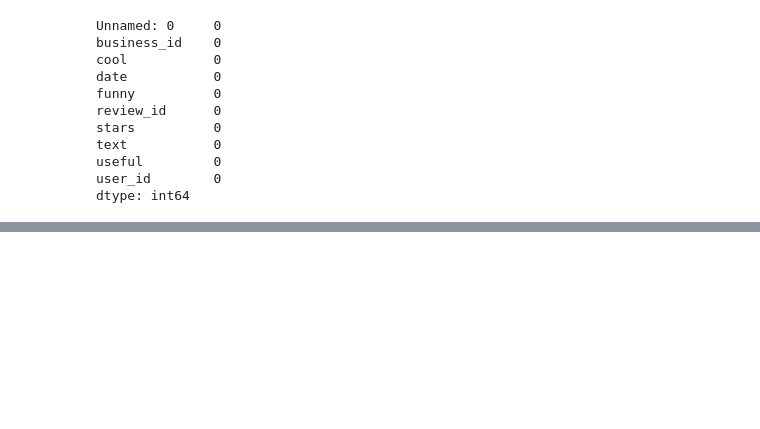
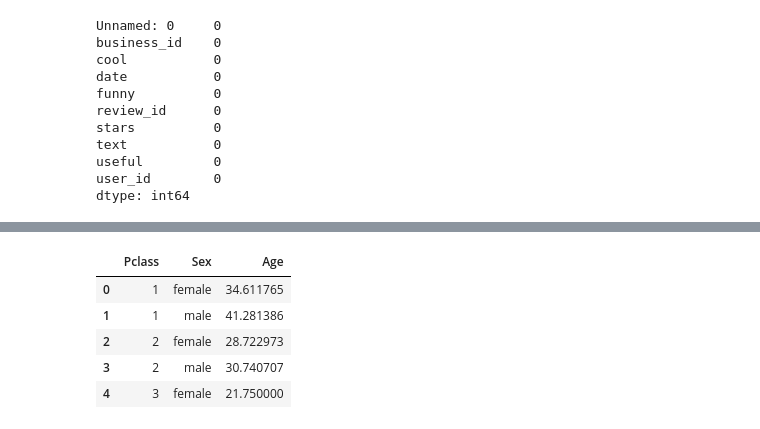
Before and after one commit to kelvinekisa/Financial-analysis-, a Jupyter notebook: Etl.ipynb, the cells around one changed output, grey strips where cells are left out. Cells and saved outputs as stored; diff of their text form; code cells hidden in the pictures; blank space fills up the shorter version.

```diff
--- a/Etl.ipynb
+++ b/Etl.ipynb
@@ -92,0 +121,13 @@ dtype: int64
+# %%
+# Grouping and aggregating
+df = pd.read_csv('Datasets/titanic.csv')
+grouped = df.groupby(['Pclass', 'Sex'])['Age'].mean().reset_index()
+
+grouped.head()
+# %% [output]
+|  | Pclass | Sex | Age |
+| 0 | 1 | female | 34.611765 |
+| 1 | 1 | male | 41.281386 |
+| 2 | 2 | female | 28.722973 |
+| 3 | 2 | male | 30.740707 |
+| 4 | 3 | female | 21.750000 |
```
Also changed, not shown: parts of 7 cells of this notebook.
